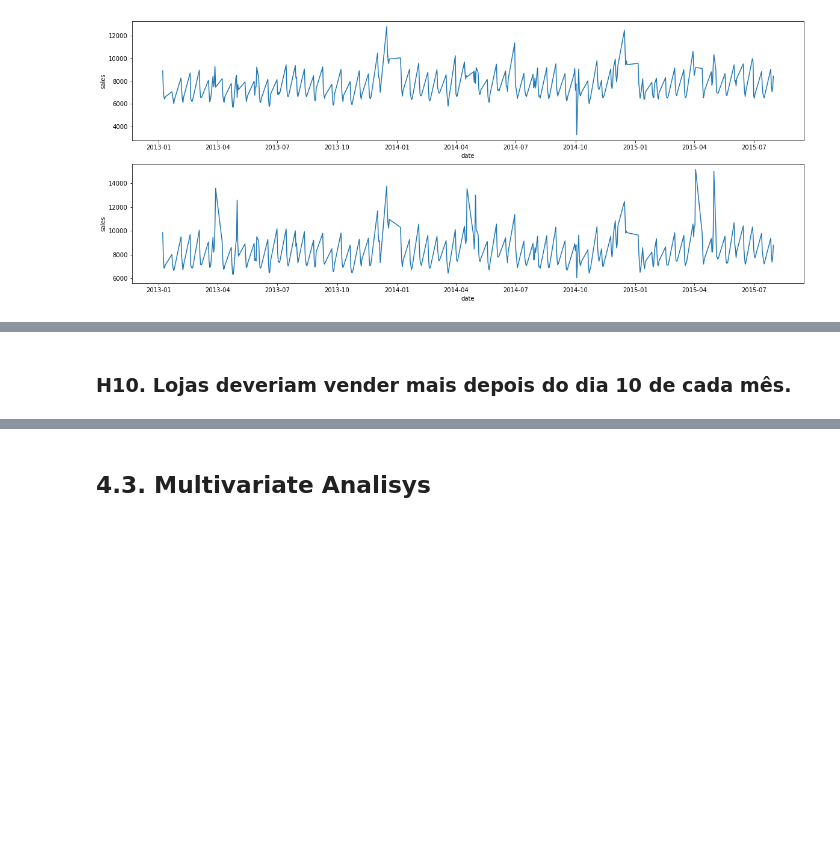
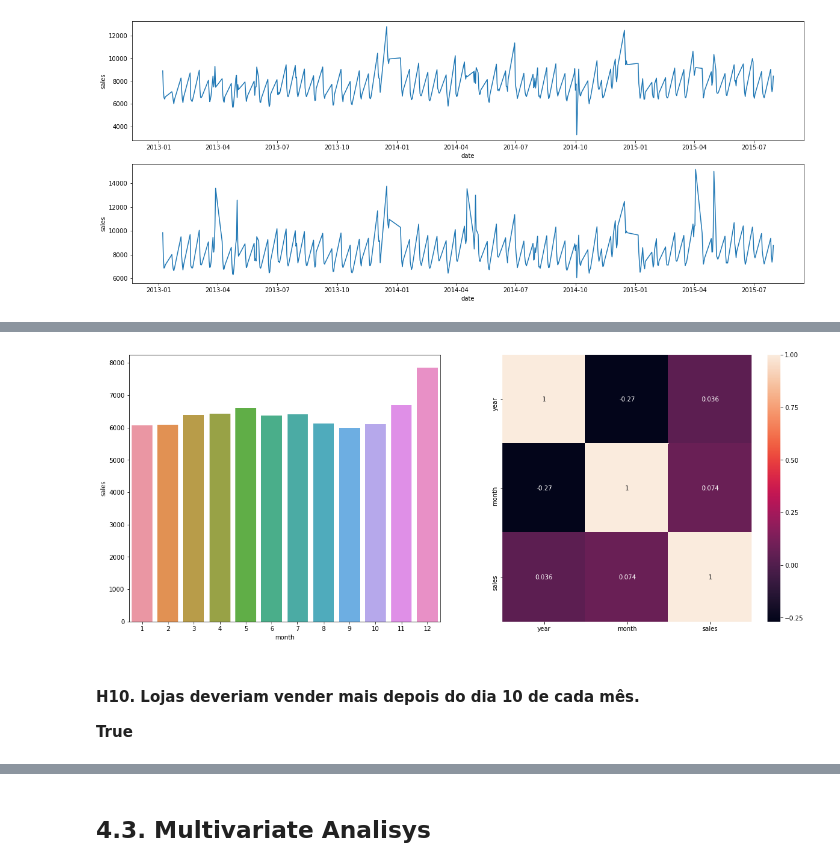
Before and after one commit to RaulBelarmino/rossman-predict-sales, a Jupyter notebook: rossman-predict-ds-em-producao.ipynb, the cells around one changed output, grey strips where cells are left out. Cells and saved outputs as stored; diff of their text form; code cells hidden in the pictures; blank space fills up the shorter version.

```diff
--- a/rossman-predict-ds-em-producao.ipynb
+++ b/rossman-predict-ds-em-producao.ipynb
@@ -538,2 +571,15 @@ sns.lineplot(x='date',y='sales', data=aux2);
+# %%
+#aux1 = df4.copy()
+#aux1['semester'] = aux1.apply(lambda x: 'first' if x['month'] < 6 else 'second', axis=1)
+aux1 = df4[['month','sales']].groupby('month').median().reset_index()
+# %%
+plt.subplot(1,2,1)
+sns.barplot(x='month',y='sales',data=aux1);
+
+plt.subplot(1,2,2)
+sns.heatmap(df4[['year','month','sales']].corr(method='pearson'), annot=True);
+# %% [output]
+[figure, added]
 # %% [markdown]
-### H10. Lojas deveriam vender mais depois do dia 10 de cada mês.
+#### H10. Lojas deveriam vender mais depois do dia 10 de cada mês.
+**True**
```
Also changed, not shown: parts of 22 cells of this notebook.
